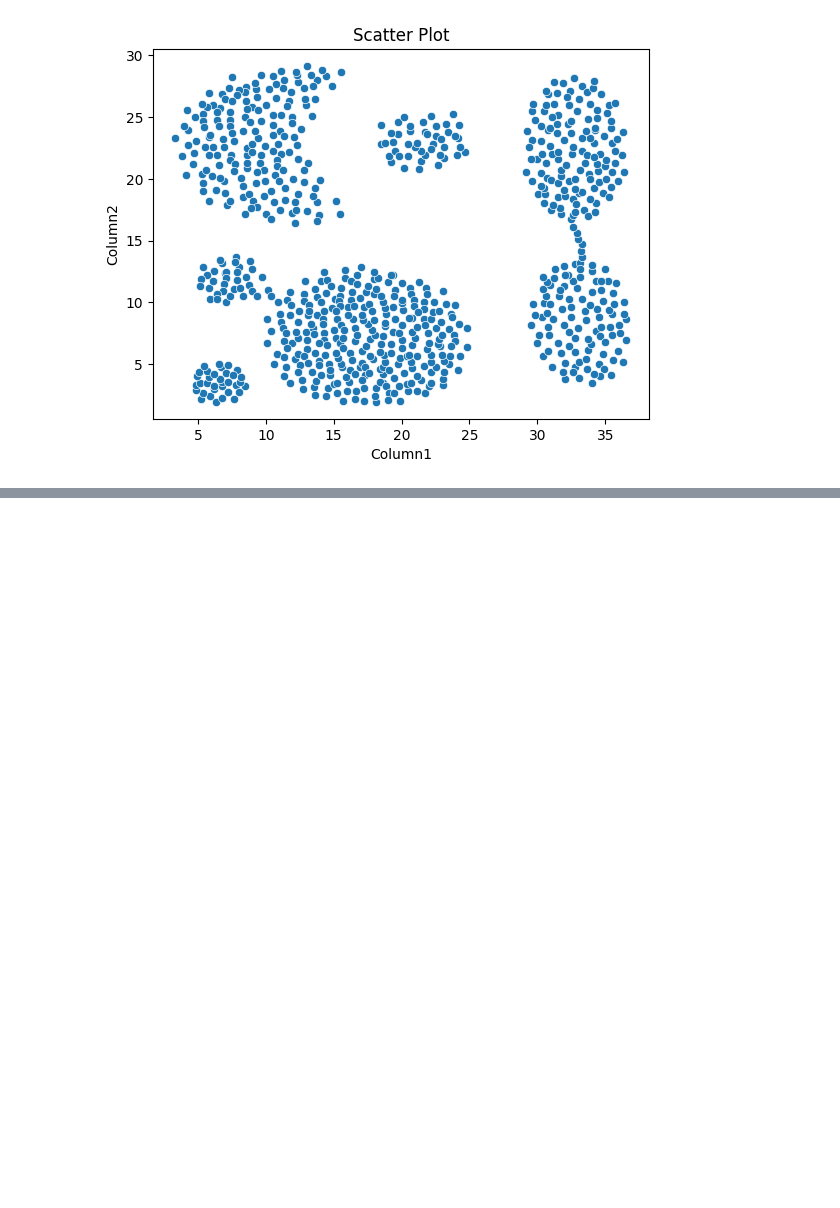
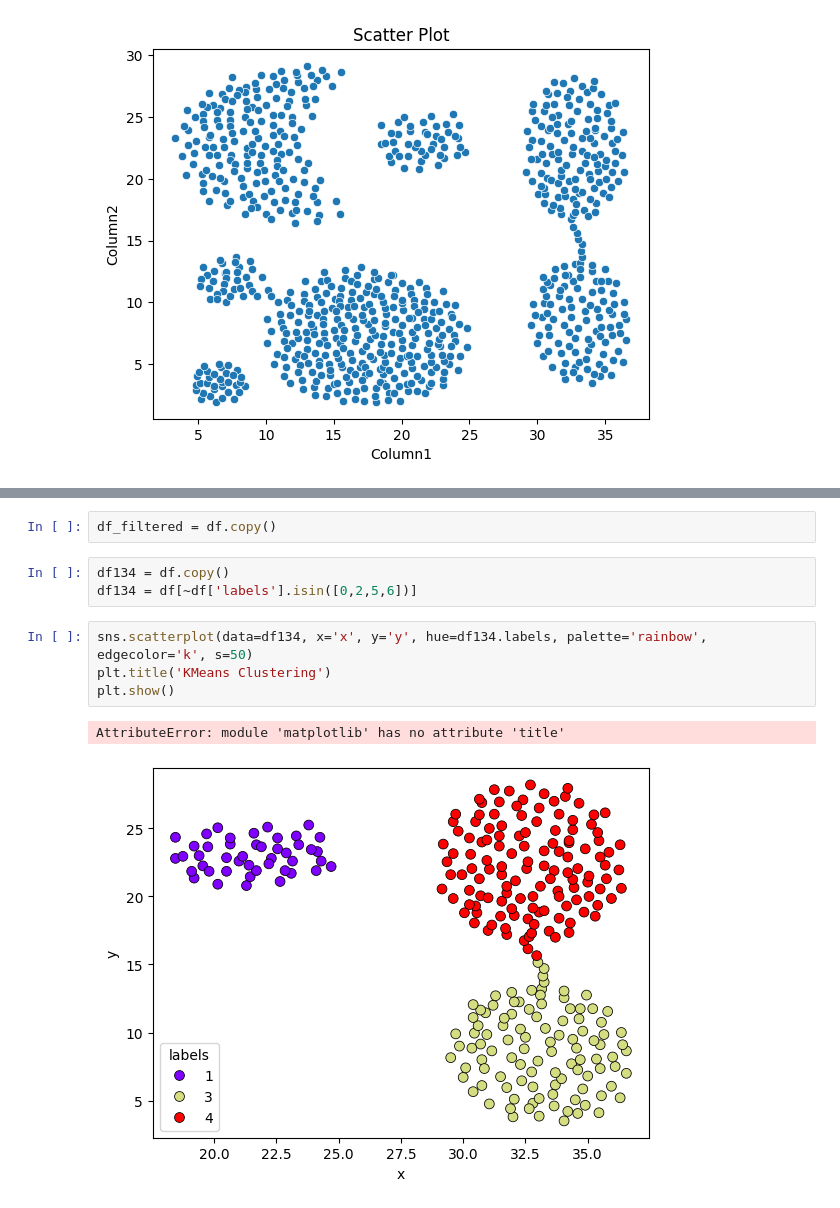
Before and after one commit to ElStabilini/AlgoritmiEStruttureDati, a Jupyter notebook: prova.ipynb, the cells around one changed output, grey strips where cells are left out. Cells and saved outputs as stored; diff of their text form; blank space fills up the shorter version.

```diff
--- a/prova.ipynb
+++ b/prova.ipynb
@@ -28,0 +97,12 @@ plt.show()
+# %%
+df_filtered = df.copy()
+# %%
+df134 = df.copy()
+df134 = df[~df['labels'].isin([0,2,5,6])]
+# %%
+sns.scatterplot(data=df134, x='x', y='y', hue=df134.labels, palette='rainbow', edgecolor='k', s=50)
+plt.title('KMeans Clustering')
+plt.show()
+# %% [output]
+AttributeError: module 'matplotlib' has no attribute 'title'
+[figure, added]
```
Also changed, not shown: parts of 15 cells of this notebook, 3 other files.
